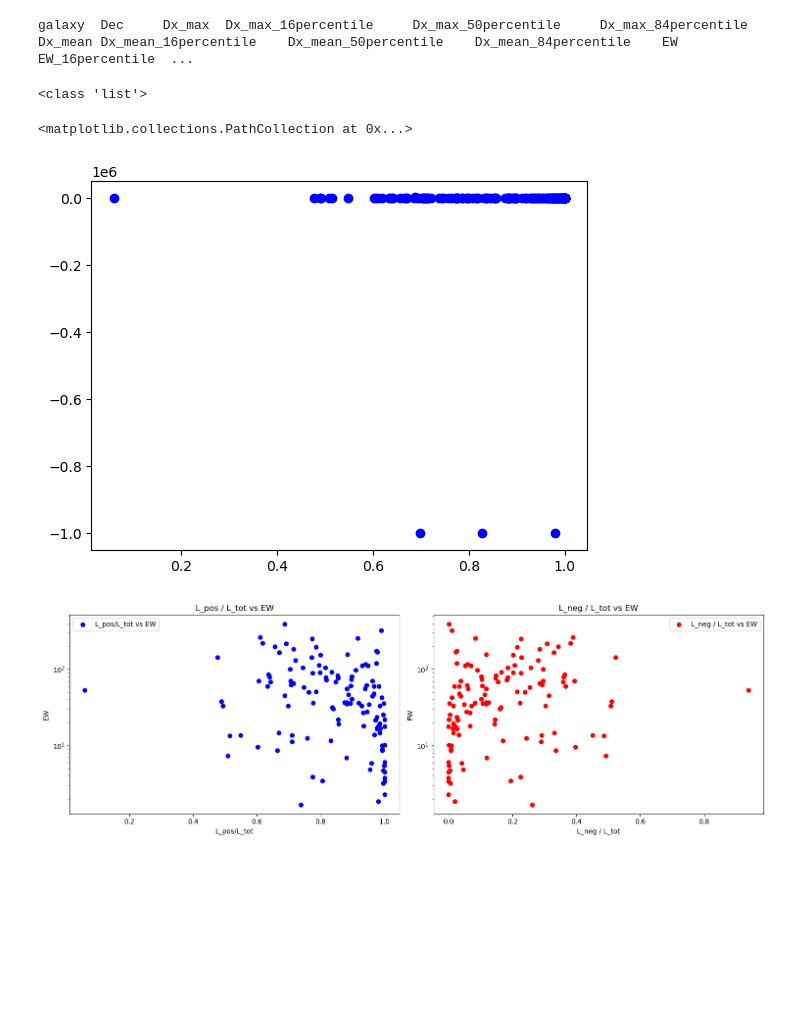
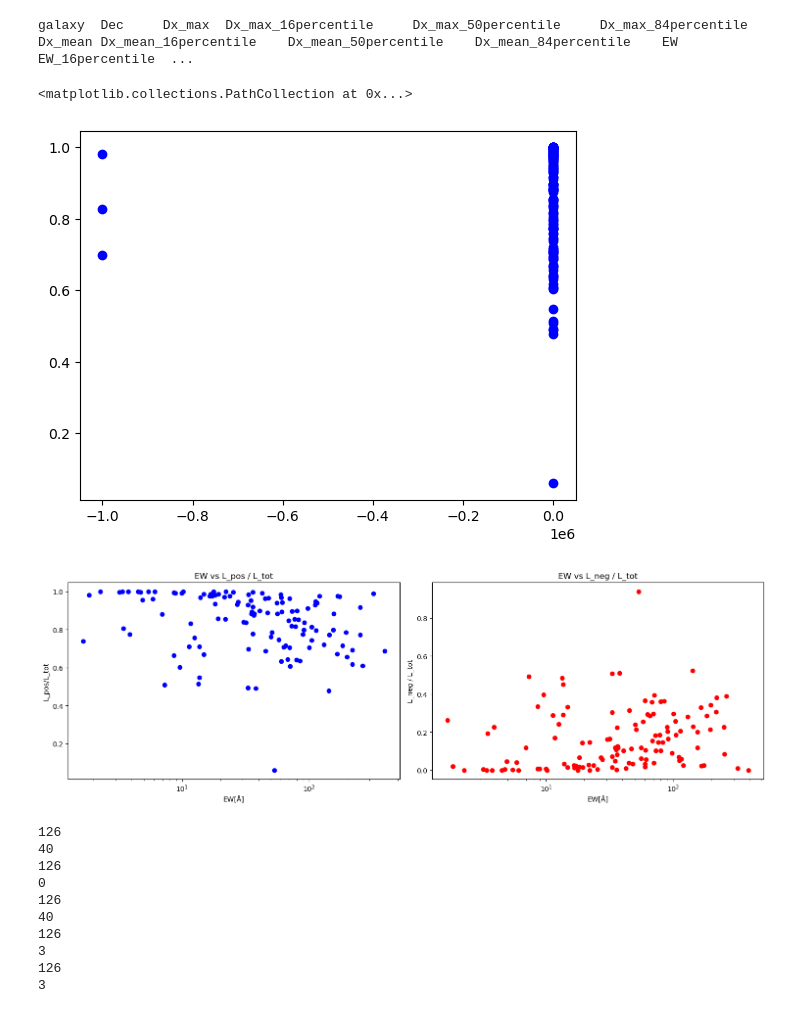
Before and after one commit to GGitanjali/Master-Thesis, a Jupyter notebook: LASD/correlation plots.ipynb, the cells around one changed output. Saved outputs shown, nothing was run; the diff lists cells and outputs as text; code cells hidden in the pictures; blank space fills up the shorter version.

```diff
--- a/LASD/correlation plots.ipynb
+++ b/LASD/correlation plots.ipynb
@@ -22,6 +22,7 @@ with open('D:/Thesis/LASD/measurements/zsysdf.ascii', 'r') as file:
     x_pos_mean = []
     x_neg_max = []
     x_neg_mean = []
+    F_cont = []
 
     for line in file:
         values = line.strip().split()
@@ -35,6 +36,7 @@ with open('D:/Thesis/LASD/measurements/zsysdf.ascii', 'r') as file:
            x_pos_mean.append(float(values[header.index('x_pos_mean')]))
            x_neg_max.append(float(values[header.index('x_neg_max')]))
            x_neg_mean.append(float(values[header.index('x_neg_mean')]))
+           F_cont.append(float(values[header.index('F_cont')]))
         except ValueError:
             continue
 
@@ -44,43 +46,77 @@ L_neg = np.array(L_neg)
 L_tot = np.array(L_tot)
 EW = np.array(EW)
 x_pos_max = np.array(x_pos_max)
+F_cont = np.array(F_cont)
-# %% [output]
-<class 'list'>
 # %%
 
 L_pos_L_tot = [l_pos / l_tot for l_pos, l_tot in zip(L_pos, L_tot)]
-plt.scatter(L_pos_L_tot, EW, label='L_pos/L_tot vs EW', color='blue')
+plt.scatter(EW, L_pos_L_tot, label='L_pos/L_tot vs EW', color='blue')
 # %% [output]
 <matplotlib.collections.PathCollection at 0x...>
-[figure, old version]
+[figure, new version]
 # %%
 #plotting asymmetry and EW
 asymmetry1 = L_pos/L_tot
 asymmetry2 = L_neg/L_tot
 
 # L_pos / L_tot vs EW
 fig, axs = plt.subplots(1, 2, figsize=(15, 5))
-axs[0].scatter(asymmetry1, EW, color = 'blue', label = 'L_pos/L_tot vs EW')
-axs[0].set_yscale('log')
-axs[0].set_xlabel('L_pos/L_tot')
-axs[0].set_ylabel('EW')
-axs[0].set_title('L_pos / L_tot vs EW')
-axs[0].legend()
+axs[0].scatter(EW, asymmetry1, color = 'blue')
+#axs[0].set_yscale('log')
+axs[0].set_xscale('log')
+axs[0].set_ylabel('L_pos/L_tot')
+axs[0].set_xlabel('EW[Å]')
+axs[0].set_title('EW vs L_pos / L_tot')
+#axs[0].legend()
 
 #  L_neg / L_tot vs EW
-axs[1].scatter(asymmetry2, EW, color='red', label='L_neg / L_tot vs EW')
-axs[1].set_yscale('log')
-axs[1].set_xlabel('L_neg / L_tot')
-axs[1].set_ylabel('EW')
-axs[1].set_title('L_neg / L_tot vs EW')
-axs[1].legend()
+axs[1].scatter(EW, asymmetry2, color='red')
+axs[1].set_xscale('log')
+axs[1].set_ylabel('L_neg / L_tot')
+axs[1].set_xlabel('EW[Å]')
+axs[1].set_title('EW vs L_neg / L_tot')
+#axs[1].legend()
 
 
 # Adjust layout and show the plots
 plt.tight_layout()
 plt.show()
 # %% [output]
-[figure, old version]
+[figure, new version]
+# %%
+## Trying to match the number of signals, starting with EW vs L_neg / L_tot
+
+
+print(len(x_neg_max))
+nan_count = np.isnan(x_neg_max).sum()
+print(nan_count)
+
+print(len(EW))
+nan_count = np.isnan(EW).sum()
+print(nan_count)
+
+print(len(x_neg_mean))
+nan_count = np.isnan(x_neg_mean).sum()
+print(nan_count)
+
+print(len(x_pos_max))
+nan_count = np.isnan(x_pos_max).sum()
+print(nan_count)
+
+print(len(x_pos_mean))
+nan_count = np.isnan(x_pos_mean).sum()
+print(nan_count)
+# %% [output]
+126
+40
+126
+0
+126
+40
+126
+3
+126
+3
 # %%
 #plotting peak positions(red side) and EW
 
```
Also changed, not shown: parts of 5 cells of this notebook, 7 other files.
